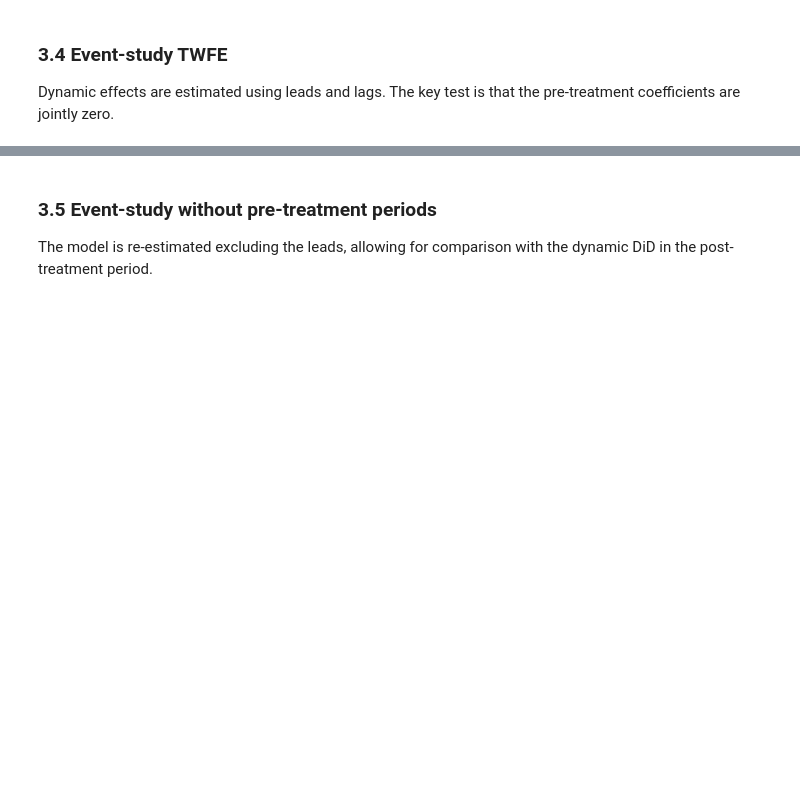
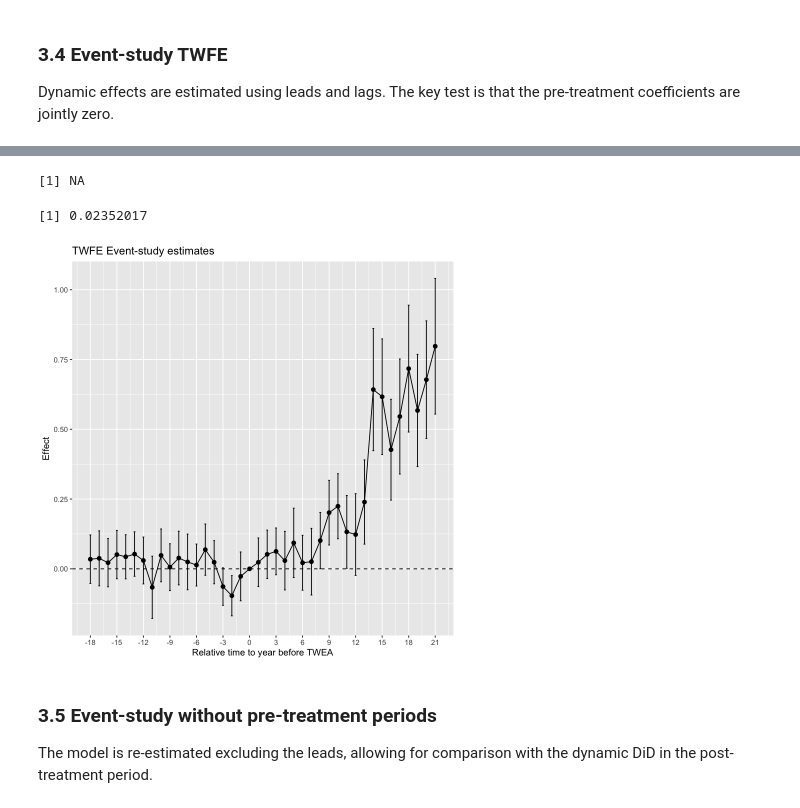
Before and after one commit to anzonyquispe/did_book, a Jupyter notebook: R/R.ipynb, the cells around one changed output, grey strips where cells are left out. Saved outputs shown, nothing was run; the diff lists cells and outputs as text; code cells hidden in the pictures; blank space fills up the shorter version.

```diff
--- a/R/R.ipynb
+++ b/R/R.ipynb
@@ -189,10 +185,12 @@ RMSE: 1.08737   Adj. R2: 0.001177
 
 Dynamic effects are estimated using leads and lags. The key test is that the pre-treatment coefficients are jointly zero.
 # %%
-es_vars <- get_es_vars(moser)
-lead_vars <- es_vars$leads
-lag_vars  <- es_vars$lags
+f_es_full <- as.formula(
+  paste0(
+    "patents ~ i(year) + treatmentgroup + ",
+    paste(c(leads, lags), collapse = " + ")
+  )
+)
 
-if(length(c(lead_vars, lag_vars)) == 0){
-  stop("No encuentro variables reltimeminus* / reltimeplus* en df. Revisa nombres/creación.")
-}
+m_es_full <- feols(f_es_full, data = df, cluster = ~subclass)
+summary(m_es_full)
@@ -264,3 +215,57 @@ Wald test, H0: joint nullity of reltimeminus1, reltimeminus2, reltimeminus3, rel
+# %%
+# Joint test de pre-trends
+pre_terms <- leads
+wald_pre <- wald(m_es_full, paste(pre_terms, collapse = " = 0, "), cluster = "subclass")
+wald_pre
+
+# ---- Event-study plot
+tidy_es <- broom::tidy(m_es_full, conf.int = TRUE) %>%
+  filter(term %in% c(leads, lags)) %>%
+  mutate(
+    rel_time = case_when(
+      str_detect(term, "^reltimeminus") ~ -as.integer(str_extract(term, "\\d+")),
+      str_detect(term, "^reltimeplus")  ~  as.integer(str_extract(term, "\\d+"))
+    )
+  ) %>%
+  arrange(rel_time)
+
+
+# Add period 0 with effect 0
+
+tidy_es0 <- bind_rows(
+  tibble(term = "t0", estimate = 0, conf.low = 0, conf.high = 0, rel_time = 0),
+  tidy_es
+) %>% arrange(rel_time)
+
+p1 <- ggplot(tidy_es0, aes(x = rel_time, y = estimate)) +
+  geom_hline(yintercept = 0, linetype = "dashed") +
+  geom_line() +
+  geom_point(size = 2) +
+  geom_errorbar(aes(ymin = conf.low, ymax = conf.high), width = 0.2) +
+  labs(
+    title = "TWFE Event-study estimates",
+    x = "Relative time to year before TWEA",
+    y = "Effect"
+  ) +
+  scale_x_continuous(breaks = seq(-18, 21, by = 3))
+p1
+
+ggsave(
+  filename = "/Users/karlavega/Documents/GitHub/did_book/R/graphES_moser1.pdf",
+  plot = p1, width = 8, height = 5
+)
+
+# ---- Manual verification of DID 1919 vs 1918  ----
+m1 <- df %>% filter(year == 1919, treatmentgroup == 1) %>% summarise(m = mean(patents, na.rm = TRUE)) %>% pull(m)
+m2 <- df %>% filter(year == 1918, treatmentgroup == 1) %>% summarise(m = mean(patents, na.rm = TRUE)) %>% pull(m)
+m3 <- df %>% filter(year == 1919, treatmentgroup == 0) %>% summarise(m = mean(patents, na.rm = TRUE)) %>% pull(m)
+m4 <- df %>% filter(year == 1918, treatmentgroup == 0) %>% summarise(m = mean(patents, na.rm = TRUE)) %>% pull(m)
+did_by_hand <- (m1 - m2) - (m3 - m4)
+did_by_hand
+# %% [output]
+[1] NA
+[1] 0.02352017
+[figure, added]
 # %% [markdown]
 ### 3.5 Event-study without pre-treatment periods
 
```
Also changed, not shown: parts of 59 cells of this notebook, 23 other files.
